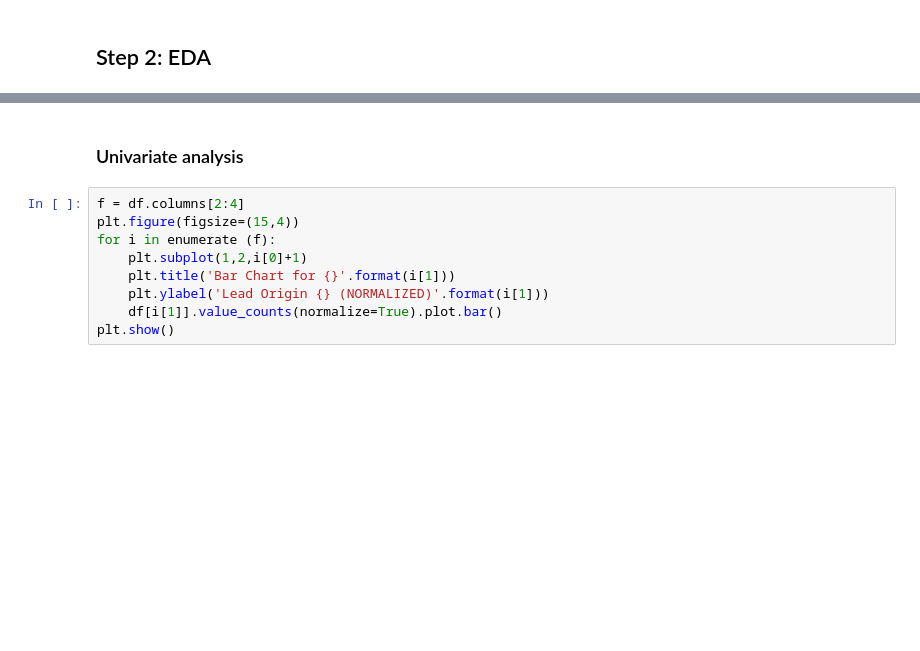
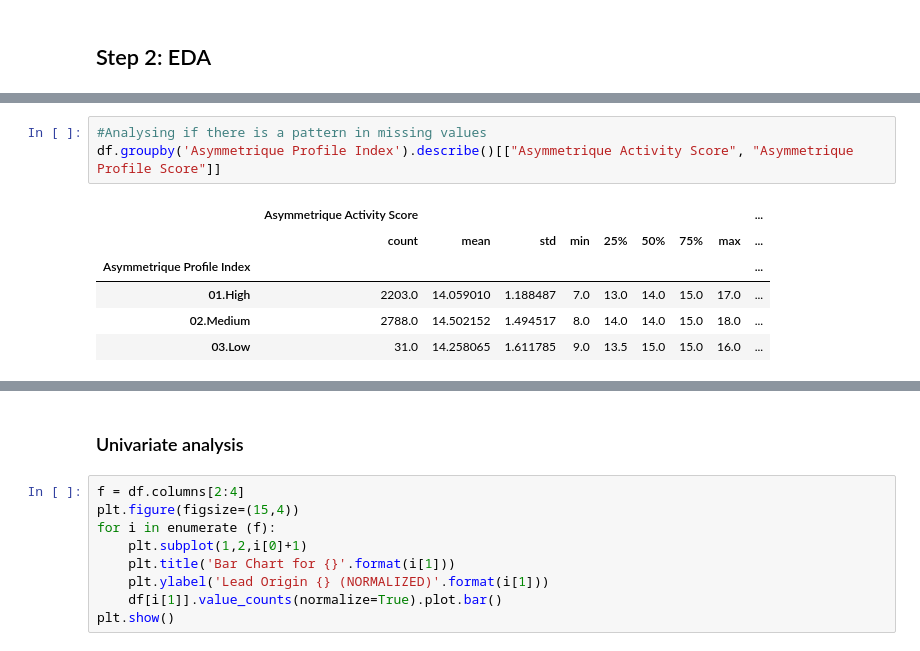
Before and after one commit to shaunakbatra/Project, a Jupyter notebook: Lead Scoring Case Study.ipynb, the cells around one changed output, grey strips where cells are left out. Drawn from its saved outputs; the diff is of its cells as text; blank space fills up the shorter version.

```diff
--- a/Lead Scoring Case Study.ipynb
+++ b/Lead Scoring Case Study.ipynb
@@ -99,0 +200,10 @@ dtype: float64
+# %%
+#Analysing if there is a pattern in missing values
+df.groupby('Asymmetrique Profile Index').describe()[["Asymmetrique Activity Score", "Asymmetrique Profile Score"]]
+# %% [output]
+|  | Asymmetrique Activity Score |  |  |  |  |  |  |  | ... |
+|  | count | mean | std | min | 25% | 50% | 75% | max | ... |
+| Asymmetrique Profile Index |  |  |  |  |  |  |  |  | ... |
+| 01.High | 2203.0 | 14.059010 | 1.188487 | 7.0 | 13.0 | 14.0 | 15.0 | 17.0 | ... |
+| 02.Medium | 2788.0 | 14.502152 | 1.494517 | 8.0 | 14.0 | 14.0 | 15.0 | 18.0 | ... |
+| 03.Low | 31.0 | 14.258065 | 1.611785 | 9.0 | 13.5 | 15.0 | 15.0 | 16.0 | ... |
```
Also changed, not shown: parts of 47 cells of this notebook.
